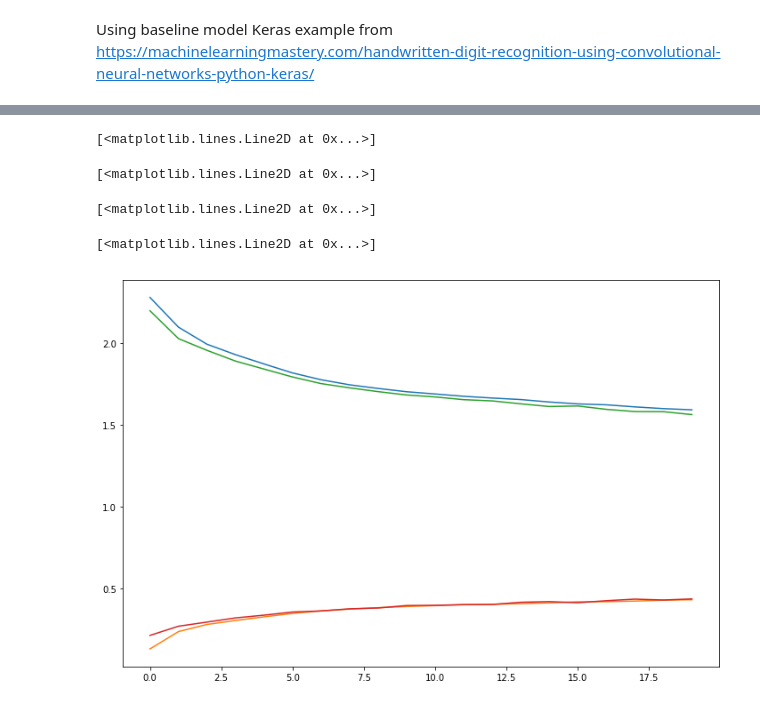
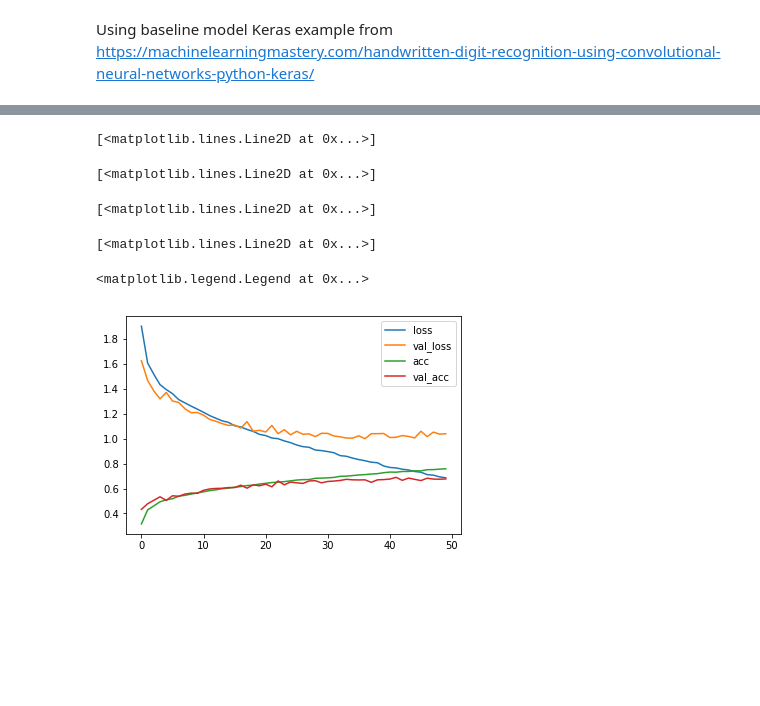
Before and after one commit to coneeleven/Project_DSCT_Image-Classification, a Jupyter notebook: CIFAR10-Keras.ipynb, the cells around one changed output, grey strips where cells are left out. Saved outputs shown, nothing was run; the diff lists cells and outputs as text; code cells hidden in the pictures; blank space fills up the shorter version.

```diff
--- a/CIFAR10-Keras.ipynb
+++ b/CIFAR10-Keras.ipynb
@@ -278,0 +259,5 @@ Baseline Error: 53.62%
+# %%
+model.fit(x_train, y_train, validation_split=0.2, epochs=50, batch_size=1000, verbose=1)
+# Final evaluation of the model
+scores = model.evaluate(x_test, y_test, verbose=1)
+print("Baseline Error: %.2f%%" % (100-scores[1]*100))
@@ -292,14 +339,14 @@ def baseline_plus_hidden():
     model.add(Dropout(0.5))
     model.add(Dense(num_classes, kernel_initializer='normal', activation='softmax'))
     # Compile model
-    adam = keras.optimizers.Adam(lr=0.01, beta_1=0.9, beta_2=0.999, epsilon=1e-08, decay=0.0)
-    model.compile(loss='categorical_crossentropy', optimizer=adam, metrics=['accuracy'])
+    SGD = keras.optimizers.SGD(lr=0.001, momentum=0.0, decay=0.0, nesterov=False)
+    model.compile(loss='categorical_crossentropy', optimizer=SGD, metrics=['accuracy'])
     return model
 
 # build the model
 model = baseline_plus_hidden()
 # Fit the model
-model.fit(x_train, y_train, validation_data=(x_test, y_test), epochs=10, batch_size=200, verbose=2)
+model.fit(x_train, y_train, validation_split=0.2, epochs=10, batch_size=200, verbose=1)
 # Final evaluation of the model
 scores = model.evaluate(x_test, y_test, verbose=0)
 print("Baseline Error: %.2f%%" % (100-scores[1]*100))
@@ -327,7 +354,7 @@ Baseline Error: 62.04%
 num_pixels = 32 * 32 * 3   # 3072
 num_classes = 10
 
-from keras.optimizers import Adam
+from keras.optimizers import Adadelta
 
 # define baseline model
 def baseline_plus_hidden():
@@ -339,14 +366,14 @@ def baseline_plus_hidden():
     model.add(Dropout(0.5))
     model.add(Dense(num_classes, kernel_initializer='normal', activation='softmax'))
     # Compile model
-    adam = keras.optimizers.Adam(lr=0.01, beta_1=0.9, beta_2=0.999, epsilon=1e-08, decay=0.0)
-    model.compile(loss='categorical_crossentropy', optimizer=adam, metrics=['accuracy'])
+    Adadelta = keras.optimizers.Adadelta(lr=1.0, rho=0.95, epsilon=None, decay=0.0)
+    model.compile(loss='categorical_crossentropy', optimizer=SGD, metrics=['accuracy'])
     return model
 
 # build the model
 model = baseline_plus_hidden()
 # Fit the model
-model.fit(x_train, y_train, validation_data=(x_test, y_test), epochs=10, batch_size=200, verbose=2)
+model.fit(x_train, y_train, validation_split=0.2, epochs=10, batch_size=200, verbose=1)
 # Final evaluation of the model
 scores = model.evaluate(x_test, y_test, verbose=0)
 print("Baseline Error: %.2f%%" % (100-scores[1]*100))
@@ -405,12 +409,22 @@ def convolution_model():
     # create model
     model = Sequential()
     model.add(Conv2D(32, (5, 5), input_shape=(32, 32, 3), activation='relu'))
+    model.add(MaxPooling2D(pool_size=(2, 2), strides=(2,2)))
+    model.add(Conv2D(64, (5, 5), activation='relu'))
     model.add(MaxPooling2D(pool_size=(2, 2)))
     model.add(Dropout(0.2))
     model.add(Flatten())
     model.add(Dense(128, activation='relu'))
     model.add(Dense(10, activation='softmax'))
     # Compile model
-    adam = keras.optimizers.Adam(lr=0.001, beta_1=0.9, beta_2=0.999, epsilon=1e-08, decay=0.0)
-    model.compile(loss='categorical_crossentropy', optimizer=adam, metrics=['accuracy'])
+    model.compile(loss='categorical_crossentropy', optimizer='Adam', metrics=['accuracy'])
     return model
+
+# build the model
+convmodel = convolution_model()
+# Fit the model
+results_conv = convmodel.fit(X_train, y_train, validation_split=0.02, epochs=50, batch_size=500, verbose=1)
+plt.plot(results_conv.history['loss'])
+# Final evaluation of the model
+scores = convmodel.evaluate(X_test, y_test, verbose=1)
+print("Convolution Error: %.2f%%" % (100-scores[1]*100))
@@ -578,14 +463,16 @@ Epoch 20/20
 # %%
-plt.plot(results.history['loss'])
-plt.plot(results.history['acc'])
-plt.plot(results.history['val_loss'])
-plt.plot(results.history['val_acc'])
+plt.plot(results_conv.history['loss'])
+plt.plot(results_conv.history['val_loss'])
+plt.plot(results_conv.history['acc'])
+plt.plot(results_conv.history['val_acc'])
+plt.legend(['loss','val_loss','acc','val_acc'])
 # %% [output]
 [<matplotlib.lines.Line2D at 0x...>]
 [<matplotlib.lines.Line2D at 0x...>]
 [<matplotlib.lines.Line2D at 0x...>]
 [<matplotlib.lines.Line2D at 0x...>]
+<matplotlib.legend.Legend at 0x...>
-[figure, old version]
+[figure, new version]
 # %%
 scores
 # %% [output]
```
Also changed, not shown: parts of 61 cells of this notebook.
